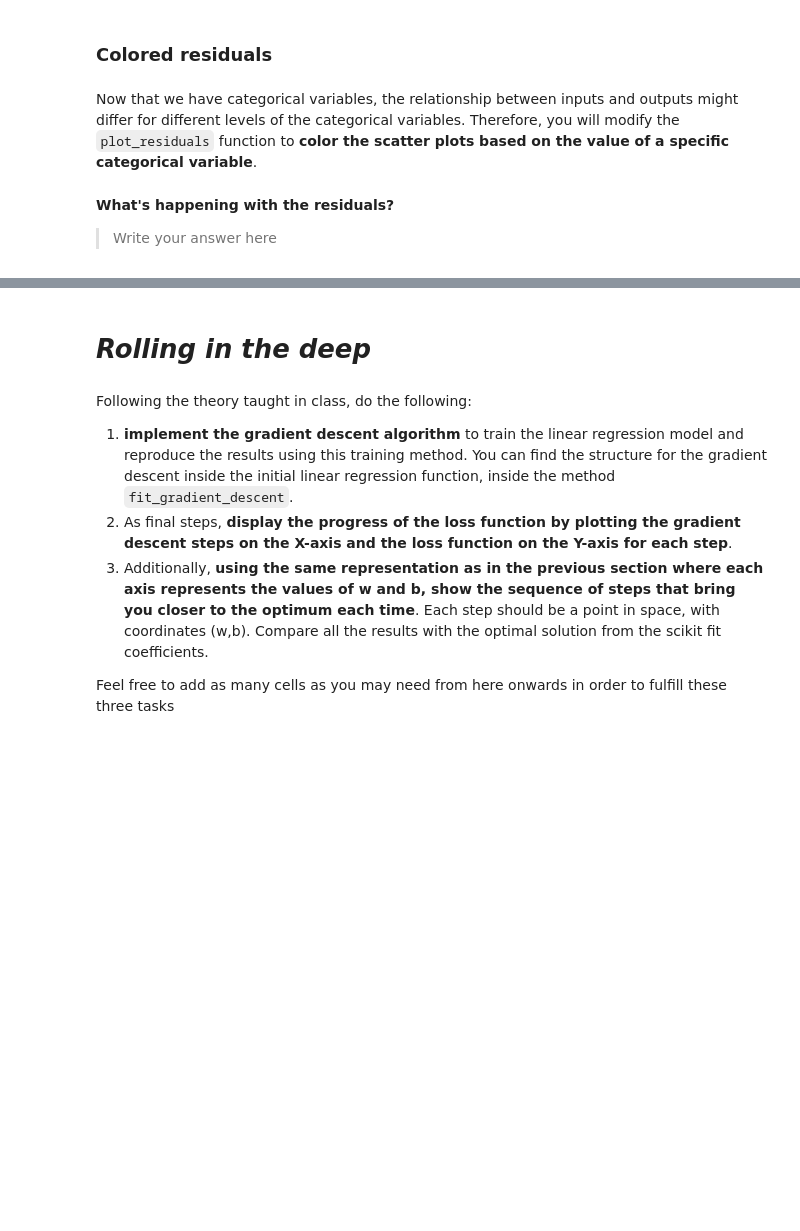
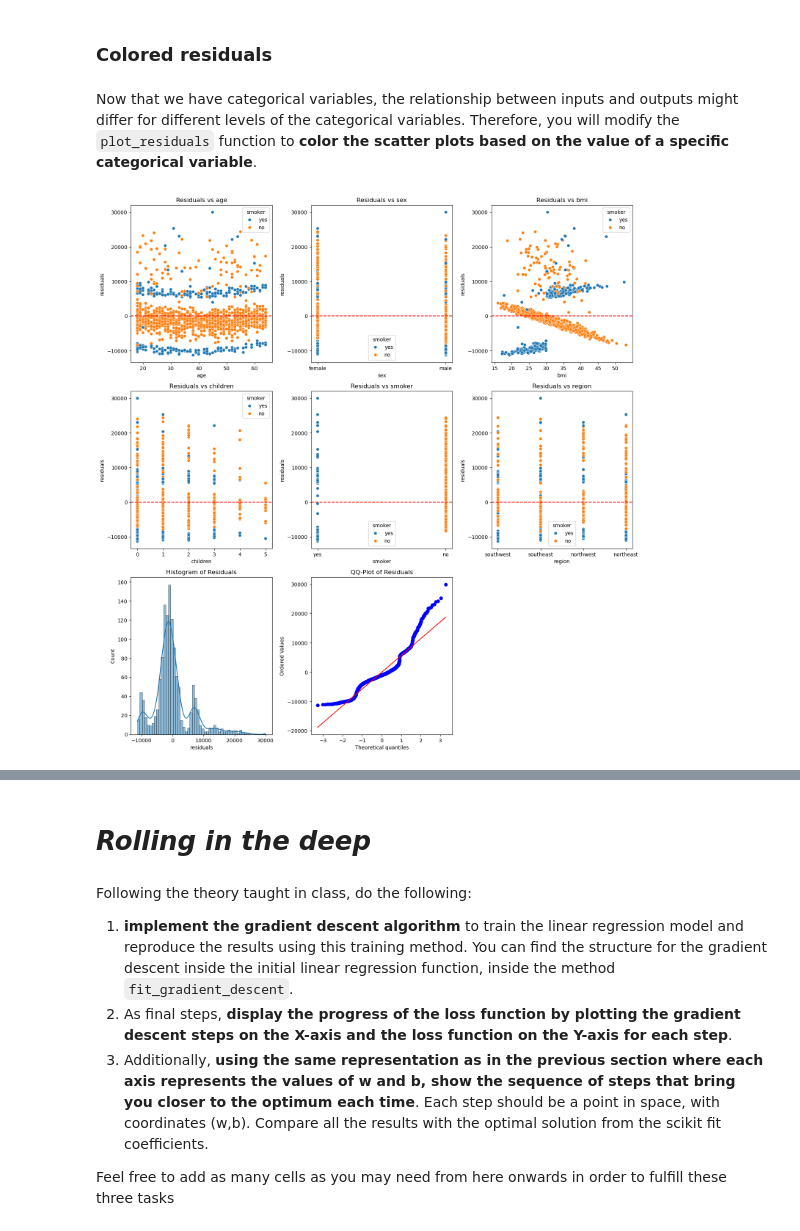
Before and after one commit to ICAI-IMAT-ML/p2-4-gabal-o, a Jupyter notebook: notebook/Lab_2_4_LR2.ipynb, the cells around one changed output, grey strips where cells are left out. Drawn from its saved outputs; the diff is of its cells as text; code cells hidden in the pictures; blank space fills up the shorter version.

```diff
--- a/notebook/Lab_2_4_LR2.ipynb
+++ b/notebook/Lab_2_4_LR2.ipynb
@@ -257,7 +266,7 @@ data = pd.read_csv(url)
 
 # Preprocess the data
 # TODO: One-hot encode categorical variables. Use pd.get_dummies()
-data_encoded = pd.get_dummies(None)
+data_encoded = pd.get_dummies(data)
 
 # Split the data into features (X) and target (y)
 X = data_encoded.drop('charges', axis=1)
@@ -292,7 +303,7 @@ def plot_residuals(data, output_column, prediction_column, categorical_var=None)
         categorical_var (str, optional): The name of a categorical variable for coloring. Defaults to None.
     """
     # TODO: As before, calculate residuals
-    data['residuals'] = None
+    data['residuals'] = data[output_column]-data[prediction_column]
 
     # Identify columns to plot (excluding the output and prediction columns)
     columns_to_plot = [col for col in data.columns if col not in [output_column, prediction_column, 'residuals']]
@@ -308,35 +319,34 @@ def plot_residuals(data, output_column, prediction_column, categorical_var=None)
     axes = axes.flatten()
 
     # TODO: Plot each variable against the residuals
     for i, col in enumerate(columns_to_plot):
         ax = axes[i]
 
         if categorical_var and categorical_var in data.columns:
-            sns.scatterplot(x = None, y = None, data=data, ax=ax hue = None)
+            sns.scatterplot(x = col, y = 'residuals', data=data, ax=ax, hue = categorical_var)
         else:
-            sns.scatterplot(x = None, y = None, data=data, ax=ax)
+            sns.scatterplot(x = col, y = 'residuals', data=data, ax=ax)
 
         ax.set_title(f'Residuals vs {col}')
         ax.axhline(0, ls='--', color='r')
 
     # Histogram of residuals
     sns.histplot(data['residuals'], kde=True, ax=axes[i + 1])
     axes[i + 1].set_title('Histogram of Residuals')
 
     # QQ-plot of residuals
     stats.probplot(data['residuals'], dist="norm", plot=axes[i + 2])
     axes[i + 2].set_title('QQ-Plot of Residuals')
 
     # Hide any unused axes
     for j in range(i + 3, len(axes)):
         axes[j].set_visible(False)
 
     plt.tight_layout()
     plt.show()
 
 data['predictions'] = model.predict(X)
 # Example usage
 plot_residuals(data, 'charges', 'predictions', 'smoker')
+# %% [output]
+[figure, added]
-# %% [markdown]
-**What's happening with the residuals?**
-> Write your answer here
```
Also changed, not shown: parts of 13 cells of this notebook, 1 other file.
